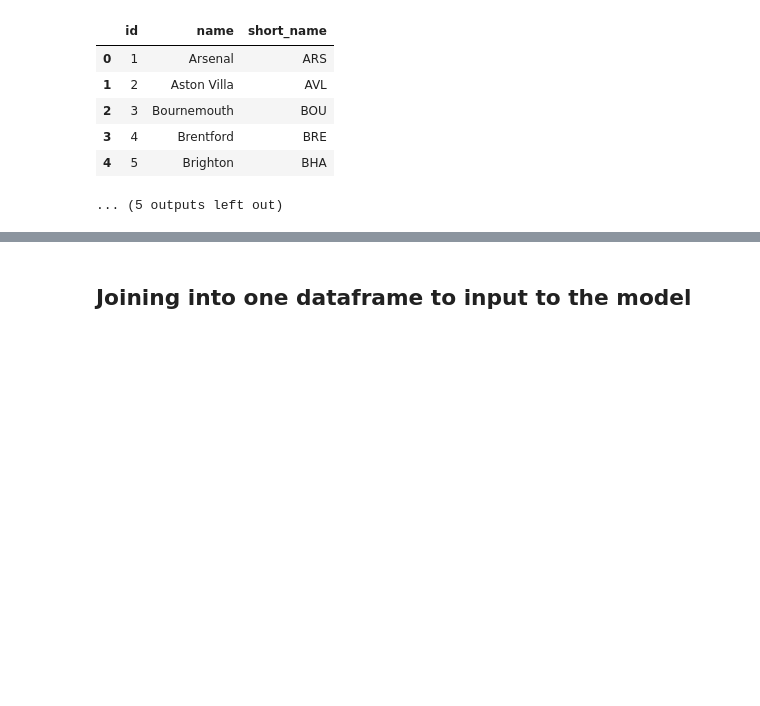
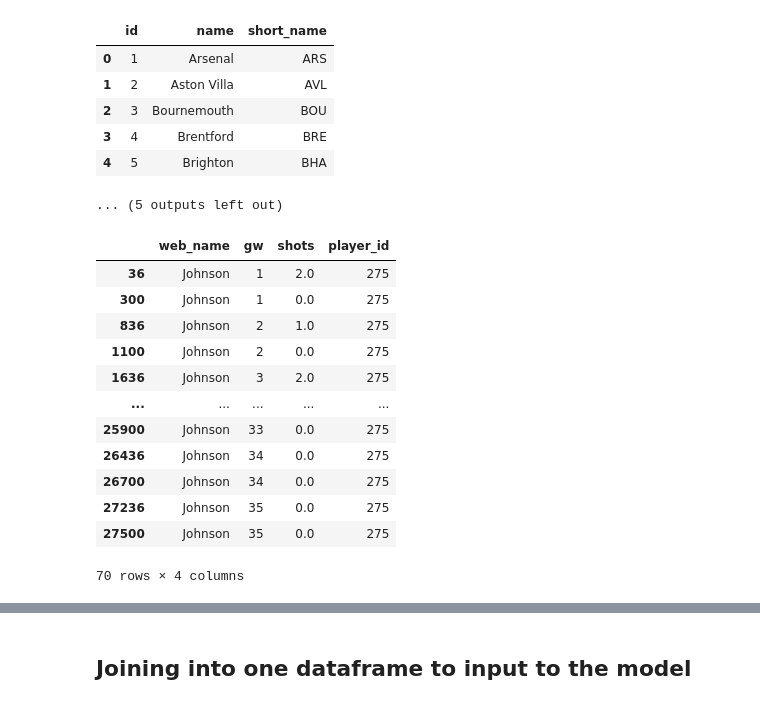
Before and after one commit to samikayyal/FPL-Predictor, a Jupyter notebook: preproccessing.ipynb, the cells around one changed output, grey strips where cells are left out. Saved outputs shown, nothing was run; the diff lists cells and outputs as text; code cells hidden in the pictures; blank space fills up the shorter version.

```diff
--- a/preproccessing.ipynb
+++ b/preproccessing.ipynb
@@ -49,3 +49,23 @@ teams_ids.csv
 | 3 | 4 | Brentford | BRE |
 | 4 | 5 | Brighton | BHA |
 ... (5 outputs left out)
+# %%
+df = pd.read_csv("stat_data/shots.csv")
+df['gw'].describe()
+
+# df[df.duplicated(subset=['player_id', 'gw'])]
+df[df.player_id == 275]
+# %% [output]
+|  | web_name | gw | shots | player_id |
+| 36 | Johnson | 1 | 2.0 | 275 |
+| 300 | Johnson | 1 | 0.0 | 275 |
+| 836 | Johnson | 2 | 1.0 | 275 |
+| 1100 | Johnson | 2 | 0.0 | 275 |
+| 1636 | Johnson | 3 | 2.0 | 275 |
+| ... | ... | ... | ... | ... |
+| 25900 | Johnson | 33 | 0.0 | 275 |
+| 26436 | Johnson | 34 | 0.0 | 275 |
+| 26700 | Johnson | 34 | 0.0 | 275 |
+| 27236 | Johnson | 35 | 0.0 | 275 |
+| 27500 | Johnson | 35 | 0.0 | 275 |
+70 rows × 4 columns
```
Also changed, not shown: parts of 8 cells of this notebook, 12 other files.
